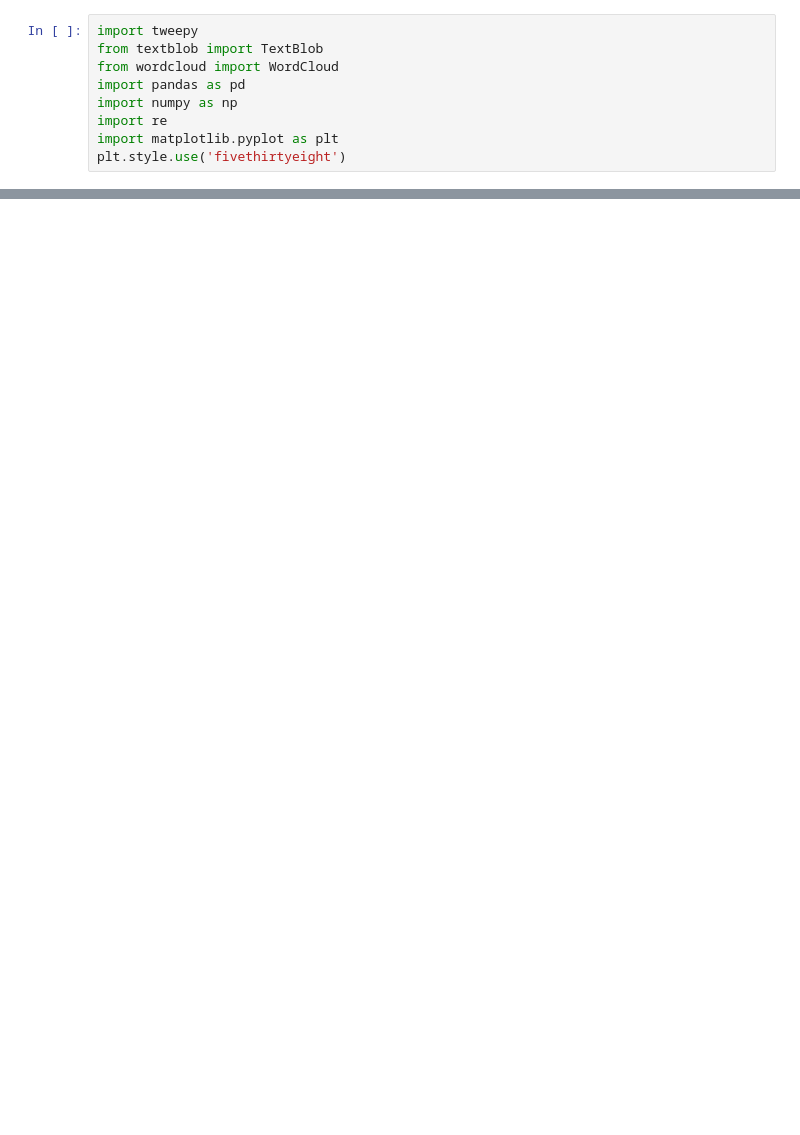
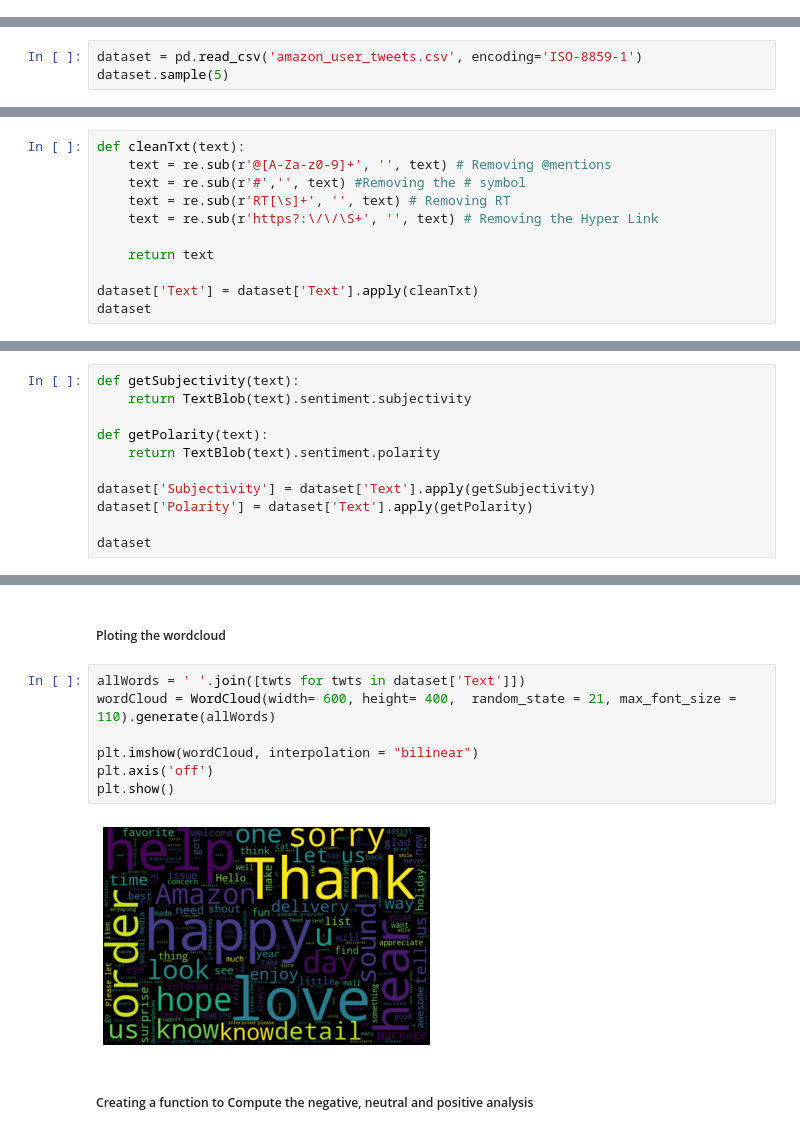
Before and after one commit to Mbatiasimonkuria/https-github.com-Mbatiasimonkuria-Amazon_Sentiment_Analysis, a Jupyter notebook: Sentimental Analysis/Untitled.ipynb, the cells around one changed output, grey strips where cells are left out. Saved outputs shown, nothing was run; the diff lists cells and outputs as text; blank space fills up the shorter version.

```diff
--- a/Sentimental Analysis/Untitled.ipynb
+++ b/Sentimental Analysis/Untitled.ipynb
@@ -6,9 +0,0 @@
-# %%
-import tweepy
-from textblob import TextBlob
-from wordcloud import WordCloud
-import pandas as pd
-import numpy as np
-import re
-import matplotlib.pyplot as plt
-plt.style.use('fivethirtyeight')
@@ -258,0 +27,3 @@ plt.show()
+# %%
+dataset = pd.read_csv('amazon_user_tweets.csv', encoding='ISO-8859-1')
+dataset.sample(5)
@@ -258,0 +39,11 @@ plt.show()
+# %%
+def cleanTxt(text):
+    text = re.sub(r'@[A-Za-z0-9]+', '', text) # Removing @mentions
+    text = re.sub(r'#','', text) #Removing the # symbol
+    text = re.sub(r'RT[\s]+', '', text) # Removing RT
+    text = re.sub(r'https?:\/\/\S+', '', text) # Removing the Hyper Link
+
+    return text
+
+dataset['Text'] = dataset['Text'].apply(cleanTxt)
+dataset
@@ -258,0 +66,11 @@ plt.show()
+# %%
+def getSubjectivity(text):
+    return TextBlob(text).sentiment.subjectivity
+
+def getPolarity(text):
+    return TextBlob(text).sentiment.polarity
+
+dataset['Subjectivity'] = dataset['Text'].apply(getSubjectivity)
+dataset['Polarity'] = dataset['Text'].apply(getPolarity)
+
+dataset
@@ -258,0 +91,13 @@ plt.show()
+# %% [markdown]
+##### Ploting the wordcloud
+# %%
+allWords = ' '.join([twts for twts in dataset['Text']])
+wordCloud = WordCloud(width= 600, height= 400,  random_state = 21, max_font_size = 110).generate(allWords)
+
+plt.imshow(wordCloud, interpolation = "bilinear")
+plt.axis('off')
+plt.show()
+# %% [output]
+[figure, added]
+# %% [markdown]
+##### Creating a function to Compute the negative, neutral and positive analysis
```
Also changed, not shown: parts of 66 cells of this notebook, 3 other files.
